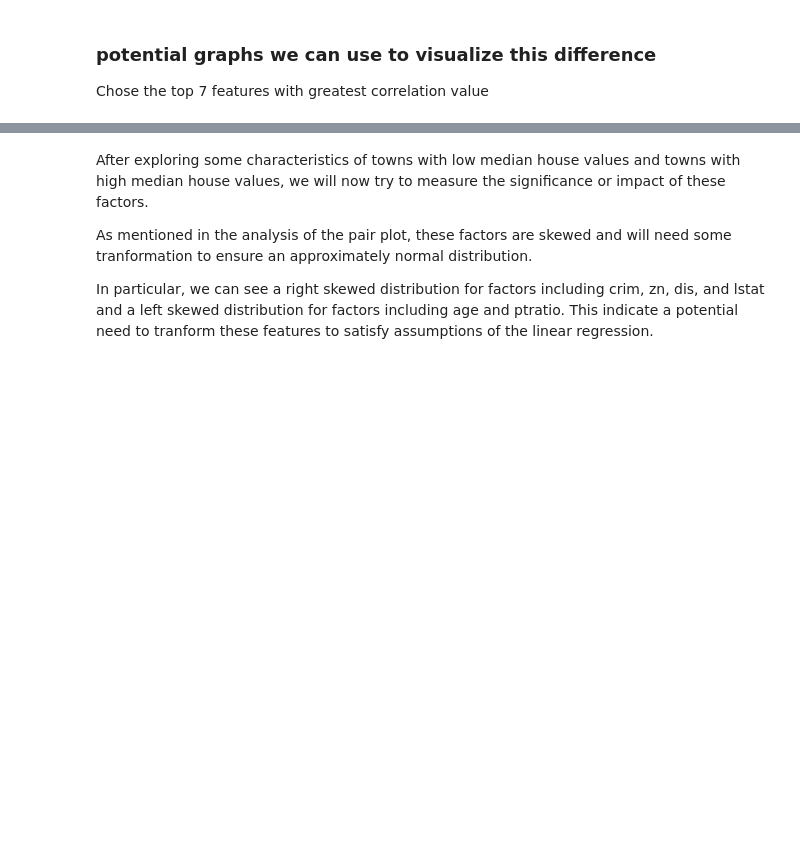
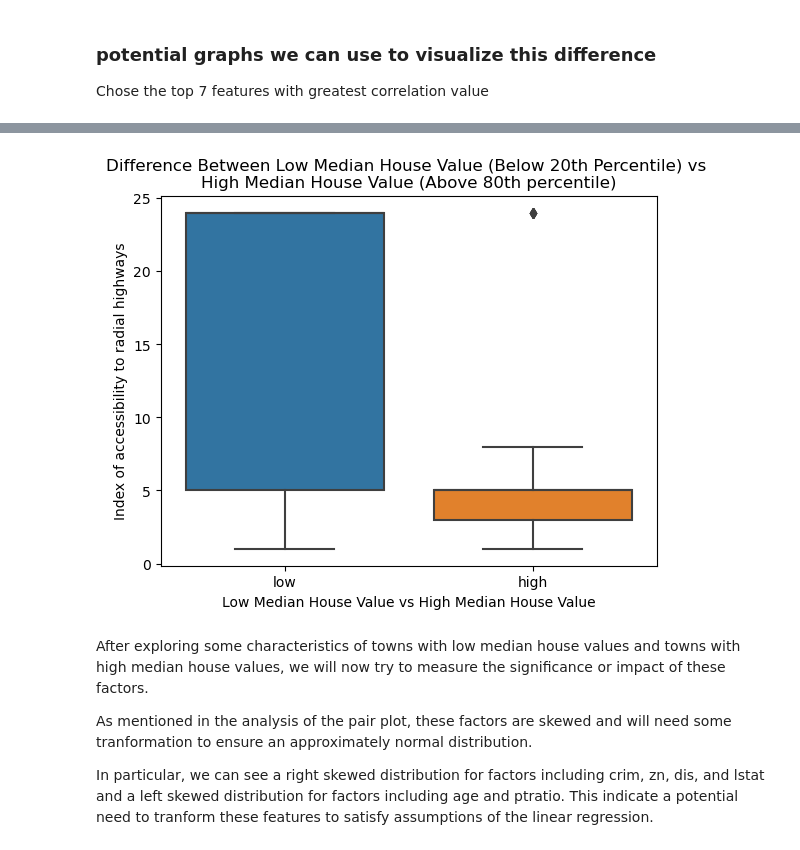
Before and after one commit to yzhao2433/LoanDelinquencyProject, a Jupyter notebook: HW1.ipynb, the cells around one changed output, grey strips where cells are left out. Cells and saved outputs as stored; diff of their text form; code cells hidden in the pictures; blank space fills up the shorter version.

```diff
--- a/HW1.ipynb
+++ b/HW1.ipynb
@@ -253,3 +256,12 @@ plt.show()
+# %%
+sns.boxplot(x="price_cat", y="rad", data=combined_df)
+plt.title("Difference Between Low Median House Value (Below 20th Percentile) vs \n" \
+"High Median House Value (Above 80th percentile)")
+plt.xlabel("Low Median House Value vs High Median House Value")
+plt.ylabel("Index of accessibility to radial highways")
+plt.show()
+# %% [output]
+[figure, added]
 # %% [markdown]
 After exploring some characteristics of towns with low median house values and towns with high median house values, we will now try to measure the significance or impact of these factors.
 
```
Also changed, not shown: parts of 24 cells of this notebook.
